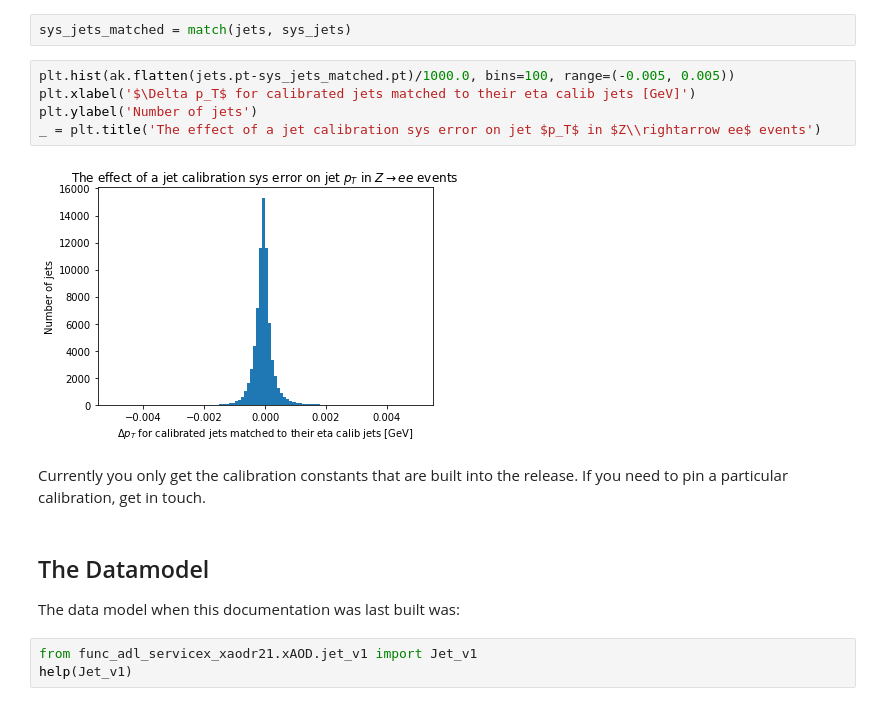
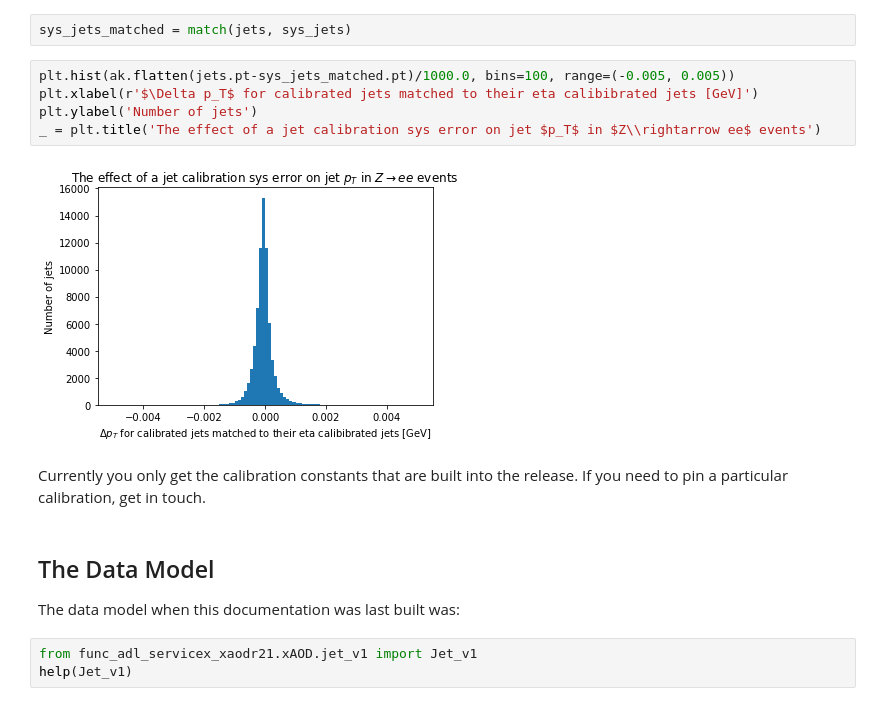
Before and after one commit to gordonwatts/xaod_usage, a Jupyter notebook: book/chapters/jets.ipynb, the cells around one changed output. Saved outputs shown, nothing was run; the diff lists cells and outputs as text.

```diff
--- a/book/chapters/jets.ipynb
+++ b/book/chapters/jets.ipynb
@@ -177,15 +177,15 @@ sys_jets = (ds
 sys_jets_matched = match(jets, sys_jets)
 # %%
 plt.hist(ak.flatten(jets.pt-sys_jets_matched.pt)/1000.0, bins=100, range=(-0.005, 0.005))
-plt.xlabel('$\Delta p_T$ for calibrated jets matched to their eta calib jets [GeV]')
+plt.xlabel(r'$\Delta p_T$ for calibrated jets matched to their eta calibibrated jets [GeV]')
 plt.ylabel('Number of jets')
 _ = plt.title('The effect of a jet calibration sys error on jet $p_T$ in $Z\\rightarrow ee$ events')
 # %% [output]
-[figure, old version]
+[figure, new version]
 # %% [markdown]
 Currently you only get the calibration constants that are built into the release. If you need to pin a particular calibration, get in touch.
 # %% [markdown]
-## The Datamodel
+## The Data Model
 
 The data model when this documentation was last built was:
 # %%
```
Also changed, not shown: parts of 1 cell of this notebook.
